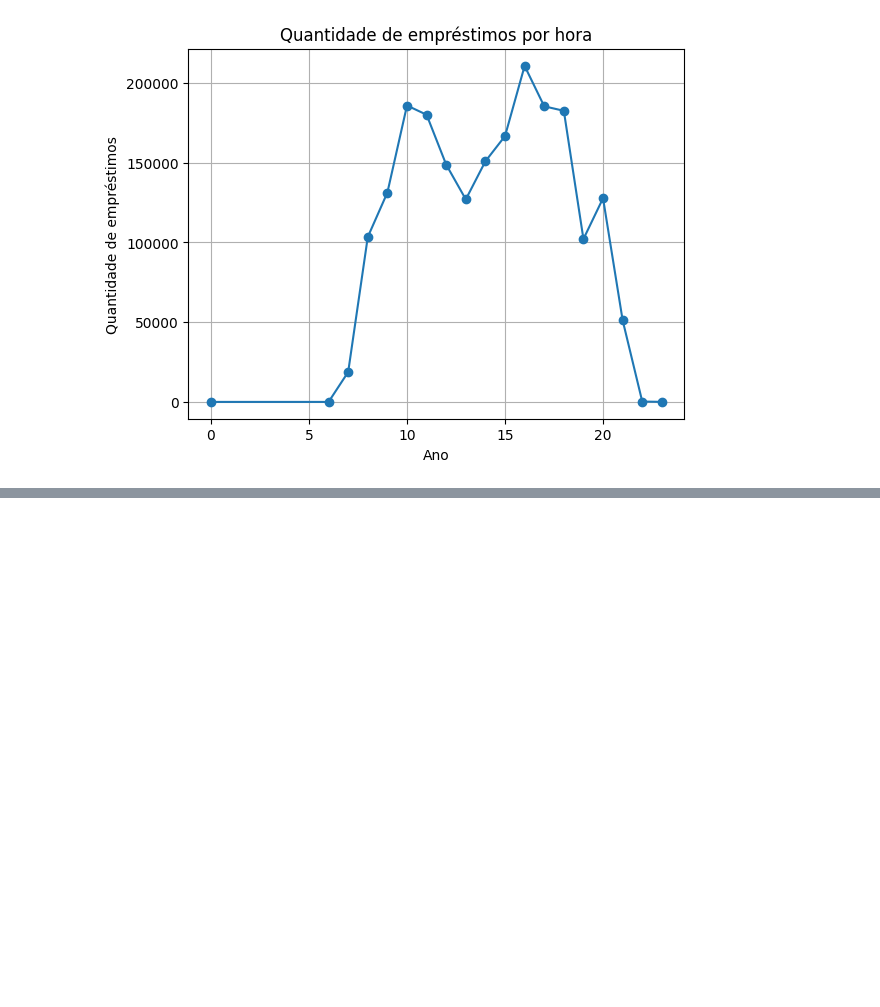
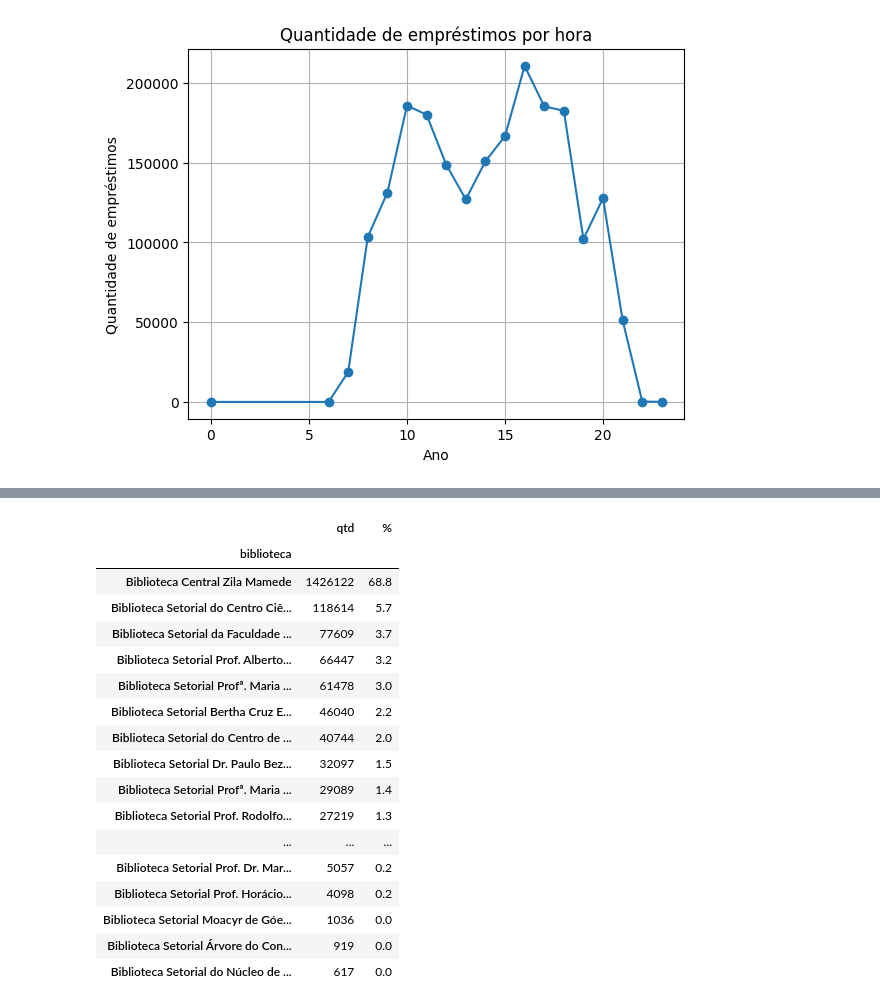
Before and after one commit to bernardonacif/7_Days_of_Code_Alura-Python-Pandas, a Jupyter notebook: desafio.ipynb, the cells around one changed output, grey strips where cells are left out. Cells and saved outputs as stored; diff of their text form; code cells hidden in the pictures; blank space fills up the shorter version.

```diff
--- a/desafio.ipynb
+++ b/desafio.ipynb
@@ -302,0 +363,8 @@ plt.show()
+# %%
+#  criar funcao para calcular qtd vs % das colunas chaves
+
+def calc_df(coluna):
+    df_calc = pd.DataFrame(base_full[coluna].value_counts())
+    df_calc.columns = ['qtd']
+    df_calc['%'] = round((df_calc.qtd / df_calc.qtd.sum())*100,1)
+    return df_calc
@@ -302,0 +394,22 @@ plt.show()
+# %%
+#gerando dfs chave
+calc_df("biblioteca")
+# %% [output]
+|  | qtd | % |
+| biblioteca |  |  |
+| Biblioteca Central Zila Mamede | 1426122 | 68.8 |
+| Biblioteca Setorial do Centro Ciê... | 118614 | 5.7 |
+| Biblioteca Setorial da Faculdade ... | 77609 | 3.7 |
+| Biblioteca Setorial Prof. Alberto... | 66447 | 3.2 |
+| Biblioteca Setorial Profª. Maria ... | 61478 | 3.0 |
+| Biblioteca Setorial Bertha Cruz E... | 46040 | 2.2 |
+| Biblioteca Setorial do Centro de ... | 40744 | 2.0 |
+| Biblioteca Setorial Dr. Paulo Bez... | 32097 | 1.5 |
+| Biblioteca Setorial Profª. Maria ... | 29089 | 1.4 |
+| Biblioteca Setorial Prof. Rodolfo... | 27219 | 1.3 |
+| ... | ... | ... |
+| Biblioteca Setorial Prof. Dr. Mar... | 5057 | 0.2 |
+| Biblioteca Setorial Prof. Horácio... | 4098 | 0.2 |
+| Biblioteca Setorial Moacyr de Góe... | 1036 | 0.0 |
+| Biblioteca Setorial Árvore do Con... | 919 | 0.0 |
+| Biblioteca Setorial do Núcleo de ... | 617 | 0.0 |
```
Also changed, not shown: parts of 7 cells of this notebook, 2 other files.
